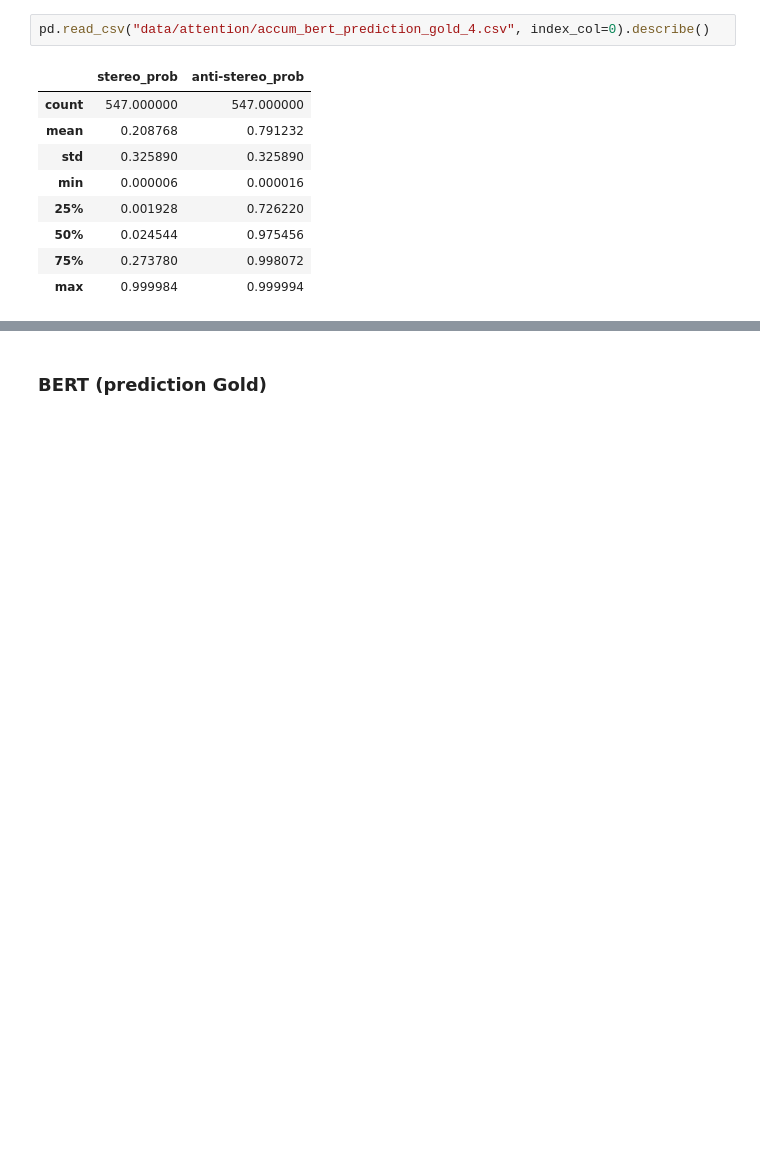
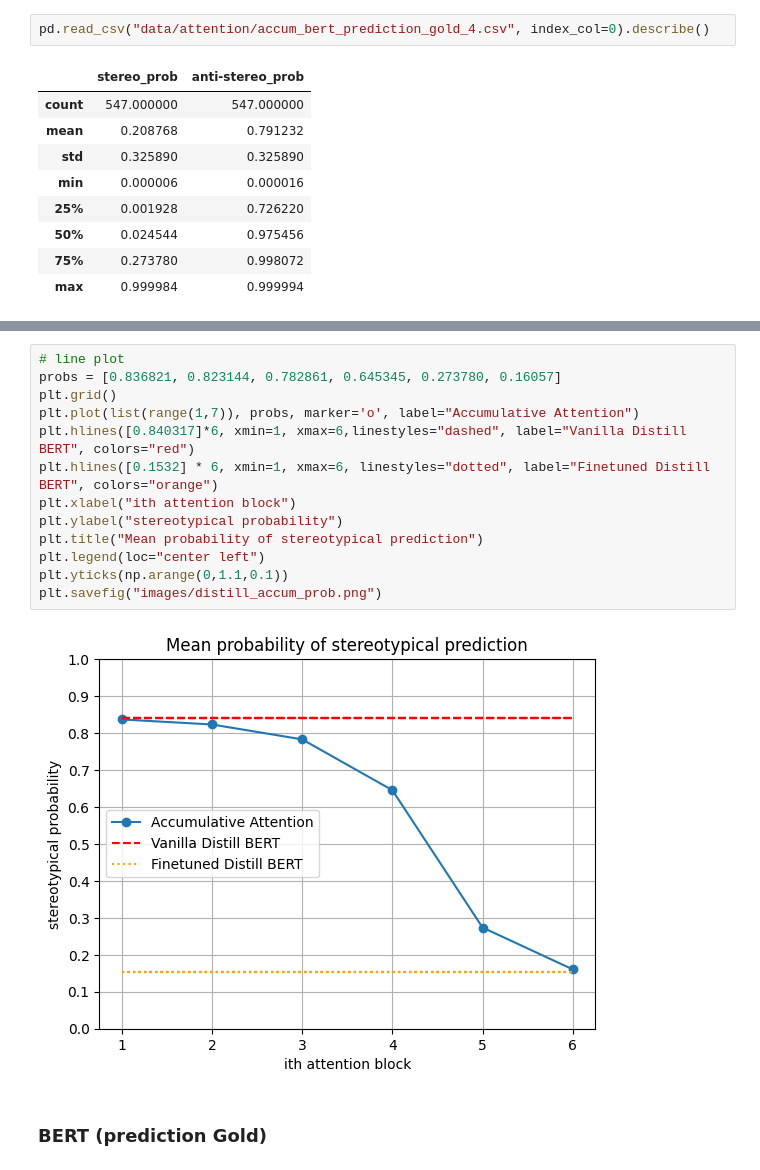
Before and after one commit to weianyin/CS224U-Gen-D, a Jupyter notebook: analysis.ipynb, the cells around one changed output, grey strips where cells are left out. Drawn from its saved outputs; the diff is of its cells as text; blank space fills up the shorter version.

```diff
--- a/analysis.ipynb
+++ b/analysis.ipynb
@@ -289,3 +337,18 @@ pd.read_csv("data/attention/accum_bert_prediction_gold_5.csv", index_col=0).desc
+# %%
+# line plot
+probs = [0.836821, 0.823144, 0.782861, 0.645345, 0.273780, 0.16057]
+plt.grid()
+plt.plot(list(range(1,7)), probs, marker='o', label="Accumulative Attention")
+plt.hlines([0.840317]*6, xmin=1, xmax=6,linestyles="dashed", label="Vanilla Distill BERT", colors="red")
+plt.hlines([0.1532] * 6, xmin=1, xmax=6, linestyles="dotted", label="Finetuned Distill BERT", colors="orange")
+plt.xlabel("ith attention block")
+plt.ylabel("stereotypical probability")
+plt.title("Mean probability of stereotypical prediction")
+plt.legend(loc="center left")
+plt.yticks(np.arange(0,1.1,0.1))
+plt.savefig("images/distill_accum_prob.png")
+# %% [output]
+[figure, added]
 # %% [markdown]
 ### BERT (prediction Gold)
 # %%
```
Also changed, not shown: parts of 13 cells of this notebook, 1 other file.
